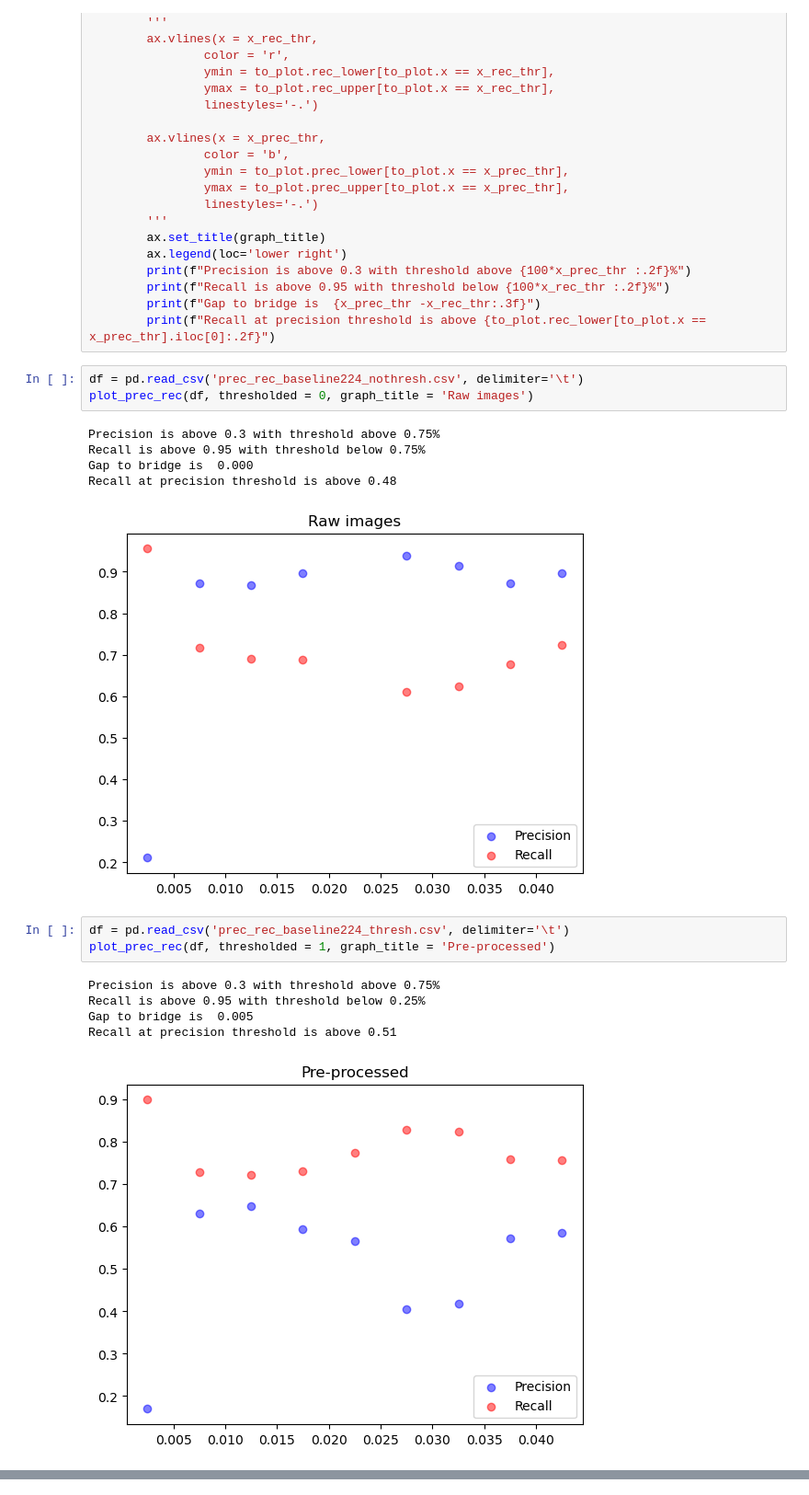
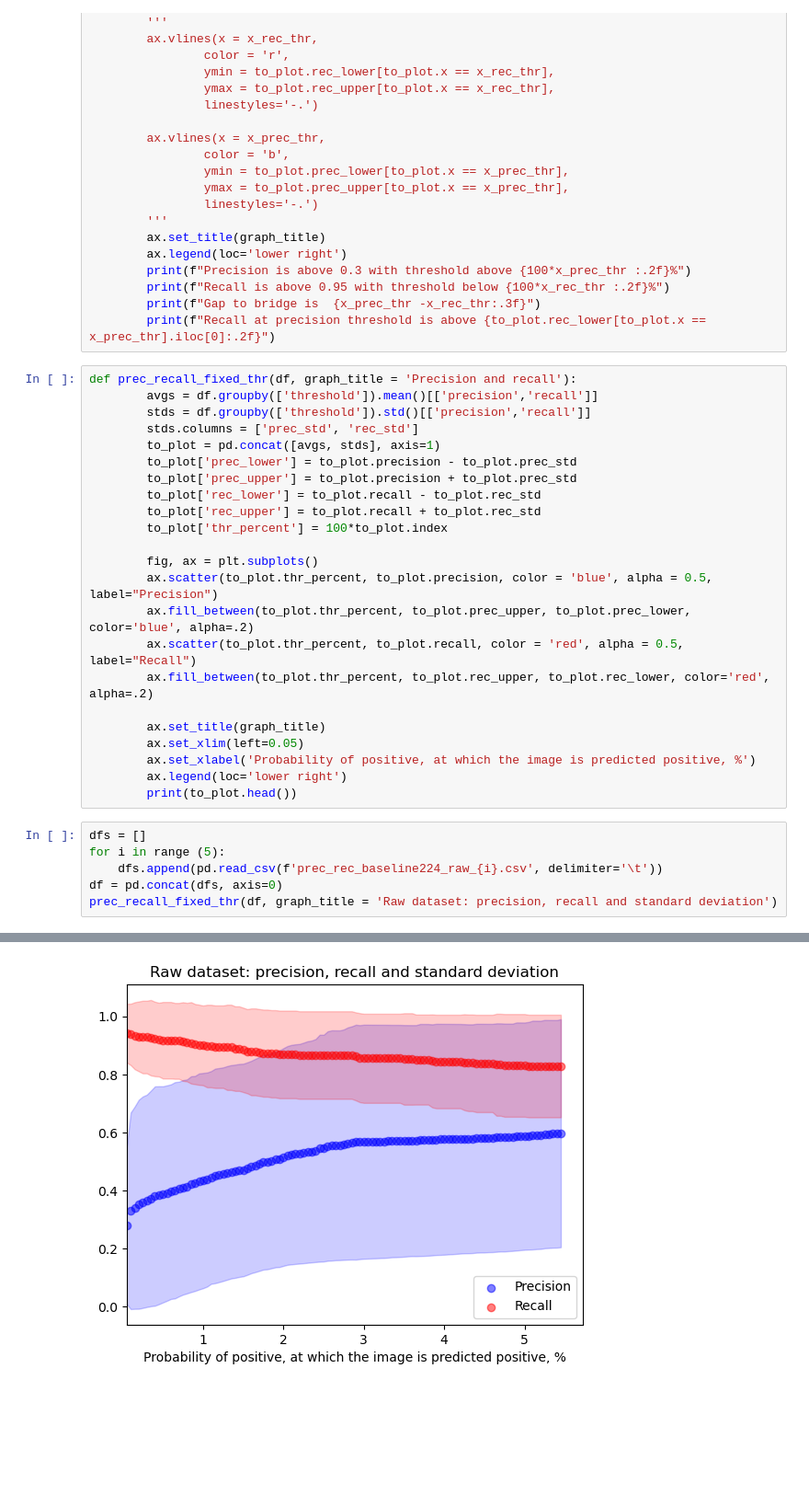
Before and after one commit to ArtemChemist/CFU_counter, a Jupyter notebook: Baseline CNN/prec_rec analysis.ipynb, the cells around one changed output, grey strips where cells are left out. Shown: that part at 92% size. Cells and saved outputs as stored; diff of their text form; blank space fills up the shorter version.

Commit message:
Done with baseline CNN

```diff
--- a/Baseline CNN/prec_rec analysis.ipynb
+++ b/Baseline CNN/prec_rec analysis.ipynb
@@ -43,21 +43,33 @@ def plot_prec_rec(df, thresholded = 0, graph_title = 'Precision and recall'):
         print(f"Recall is above 0.95 with threshold below {100*x_rec_thr :.2f}%")
         print(f"Gap to bridge is  {x_prec_thr -x_rec_thr:.3f}")
         print(f"Recall at precision threshold is above {to_plot.rec_lower[to_plot.x == x_prec_thr].iloc[0]:.2f}")
-# %%
-df = pd.read_csv('prec_rec_baseline224_nothresh.csv', delimiter='\t')
-plot_prec_rec(df, thresholded = 0, graph_title = 'Raw images')
-# %% [output]
-Precision is above 0.3 with threshold above 0.75%
-Recall is above 0.95 with threshold below 0.75%
-Gap to bridge is  0.000
-Recall at precision threshold is above 0.48
-[figure, removed]
-# %%
-df = pd.read_csv('prec_rec_baseline224_thresh.csv', delimiter='\t')
-plot_prec_rec(df, thresholded = 1, graph_title = 'Pre-processed')
-# %% [output]
-Precision is above 0.3 with threshold above 0.75%
-Recall is above 0.95 with threshold below 0.25%
-Gap to bridge is  0.005
-Recall at precision threshold is above 0.51
-[figure, removed]
+# %%
+def prec_recall_fixed_thr(df, graph_title = 'Precision and recall'):
+        avgs = df.groupby(['threshold']).mean()[['precision','recall']]
+        stds = df.groupby(['threshold']).std()[['precision','recall']]
+        stds.columns = ['prec_std', 'rec_std']
+        to_plot = pd.concat([avgs, stds], axis=1)
+        to_plot['prec_lower'] = to_plot.precision - to_plot.prec_std
+        to_plot['prec_upper'] = to_plot.precision + to_plot.prec_std
+        to_plot['rec_lower'] = to_plot.recall - to_plot.rec_std
+        to_plot['rec_upper'] = to_plot.recall + to_plot.rec_std
+        to_plot['thr_percent'] = 100*to_plot.index
+
+        fig, ax = plt.subplots()
+        ax.scatter(to_plot.thr_percent, to_plot.precision, color = 'blue', alpha = 0.5, label="Precision")
+        ax.fill_between(to_plot.thr_percent, to_plot.prec_upper, to_plot.prec_lower, color='blue', alpha=.2)
+        ax.scatter(to_plot.thr_percent, to_plot.recall, color = 'red', alpha = 0.5, label="Recall")
+        ax.fill_between(to_plot.thr_percent, to_plot.rec_upper, to_plot.rec_lower, color='red', alpha=.2)
+
+        ax.set_title(graph_title)
+        ax.set_xlim(left=0.05)
+        ax.set_xlabel('Probability of positive, at which the image is predicted positive, %')
+        ax.legend(loc='lower right')
+        print(to_plot.head())
+# %%
+dfs = []
+for i in range (5):
+    dfs.append(pd.read_csv(f'prec_rec_baseline224_raw_{i}.csv', delimiter='\t'))
+df = pd.concat(dfs, axis=0)
+prec_recall_fixed_thr(df, graph_title = 'Raw dataset: precision, recall and standard deviation')
+# %% [output]
@@ -63,0 +91 @@ Recall at precision threshold is above 0.51
+[figure, added]
```
Also changed, not shown: parts of 3 cells of this notebook, 13 other files.
